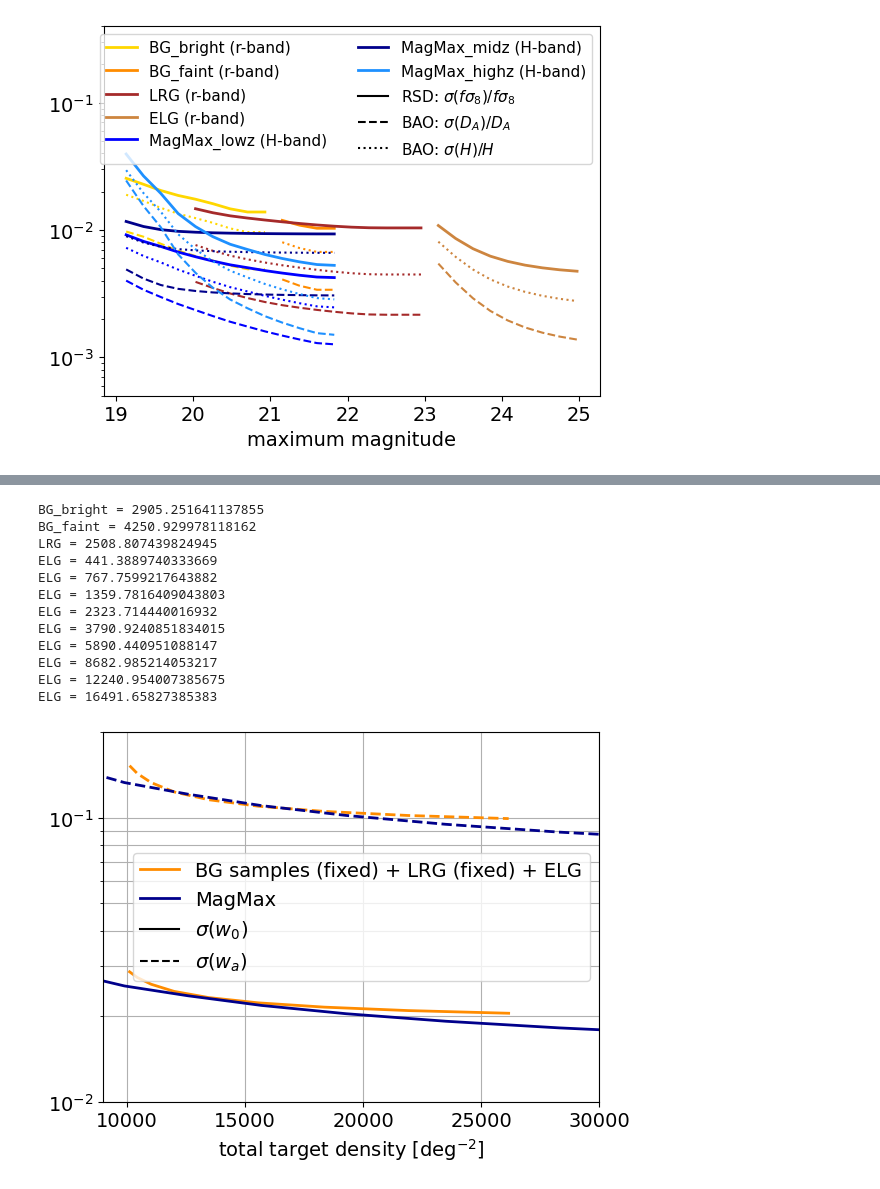
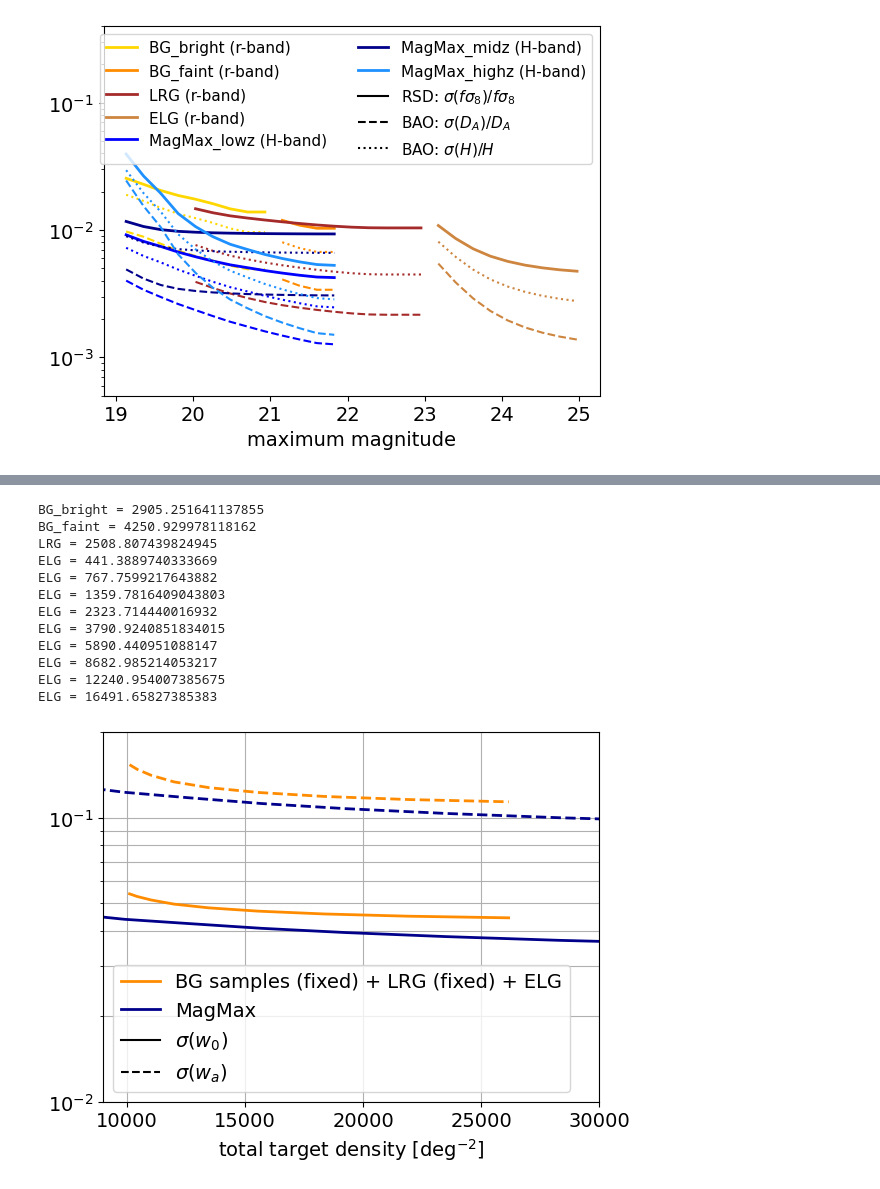
Before and after one commit to WST-Cosmology/WP221_Target_selection, a Jupyter notebook: plots_for_paper/2.bright_survey_forecasts.ipynb, the cells around one changed output, grey strips where cells are left out. Cells and saved outputs as stored; diff of their text form; code cells hidden in the pictures.

```diff
--- a/plots_for_paper/2.bright_survey_forecasts.ipynb
+++ b/plots_for_paper/2.bright_survey_forecasts.ipynb
@@ -184,6 +184,17 @@ MagMax_highz = 28297.02380952381
 <matplotlib.legend.Legend at 0x...>
 [figure]
 # %%
+sigma_omega_m = 0.0012
+h_fid         = 0.677
+sigma_H0      = 100.0 * 0.0054
+
+F_prior = np.diag([
+    1 / 1e6,                                  # w0  — essentially flat
+    1 / 1e6,                                  # wa  — essentially flat
+    (h_fid**2 / sigma_omega_m)**2,            # Omega_m, from omega_m prior
+    1 / sigma_H0**2,                          # H0
+])
+
 n=0
 for k, tracer in enumerate(['BG_bright', 'BG_faint', 'LRG','ELG', 'MagMax_lowz','MagMax_midz','MagMax_highz']):
 
@@ -226,10 +237,12 @@ for k, tracer in enumerate(['BG_bright', 'BG_faint', 'LRG','ELG', 'MagMax_lowz',
         sigma_Da_eff = survey['per_tracer_forecasts'][tracer+'_sigma_Da_eff'][i]
         sigma_H_eff = survey['per_tracer_forecasts'][tracer+'_sigma_H_eff'][i]
 
-        Fisher_mat_w0wa = fisher_matrix_bao_SuEisenstein.sigma_w0_wa_eff(zeff, sigma_Da_eff, sigma_H_eff, cosmo, w0=-1.0, wa=0.0, corr_DaH=0.0, rel_step=1e-2)
+        Fisher_mat_w0wa = fisher_matrix_bao_SuEisenstein.Fisher_mat_BAO_cosmo_params(zeff, sigma_Da_eff, sigma_H_eff, cosmo,  param_names=('w0', 'wa', 'Omega_m', 'H0'), rel_step=1e-2)
+        Fisher_mat_wowa_plus_prior = Fisher_mat_w0wa + F_prior
+
         survey['per_tracer_forecasts'][tracer+'_Fisher_mat_wOwa_eff'].append(Fisher_mat_w0wa)
-        err_w0.append(np.linalg.inv(Fisher_mat_w0wa).diagonal()[0]**.5)
-        err_wa.append(np.linalg.inv(Fisher_mat_w0wa).diagonal()[1]**.5)
+        err_w0.append(np.linalg.inv(Fisher_mat_wowa_plus_prior).diagonal()[0]**.5)
+        err_wa.append(np.linalg.inv(Fisher_mat_wowa_plus_prior).diagonal()[1]**.5)
     survey['per_tracer_forecasts'][tracer+'_sigma_w0_eff'] = np.array(err_w0)
     survey['per_tracer_forecasts'][tracer+'_sigma_wa_eff'] = np.array(err_wa)
 # %%
@@ -305,7 +316,7 @@ Text(0.5, 0, 'maximum magnitude')
 # %%
 n=0
 x = survey_design_grey['config_survey']['ELG_target_density']
-Fisher_tot = 0
+Fisher_tot = F_prior
 
 for k, tracer in enumerate(['BG_bright', 'BG_faint', 'LRG']):
 
@@ -342,33 +353,33 @@ err_wa = []
 for i in range(len(x)):
     Fisher_tot_ = 0
     for k, tracer in enumerate(['MagMax_lowz', 'MagMax_midz', 'MagMax_highz']):
 
         Fisher_tot_ += survey_design_grey_MagMax['per_tracer_forecasts'][tracer+'_Fisher_mat_wOwa_eff'][i]
-    err_w0.append(np.linalg.inv(Fisher_tot_).diagonal()[0]**.5)
-    err_wa.append(np.linalg.inv(Fisher_tot_).diagonal()[1]**.5)
+    err_w0.append(np.linalg.inv(Fisher_tot_ + F_prior).diagonal()[0]**.5)
+    err_wa.append(np.linalg.inv(Fisher_tot_ + F_prior).diagonal()[1]**.5)
 plt.plot(x, err_w0, '-', color='darkblue', label = 'MagMax', lw=2)
 plt.plot(x, err_wa, '--', color='darkblue', lw=2)
 #plt.xscale('log')
 plt.plot([], [], '-k', label = r'$\sigma(w_0)$')
 plt.plot([], [], '--k', label = r'$\sigma(w_a)$')
 plt.xlabel(r'total target density [deg$^{-2}$]', fontsize=14)
 plt.yscale('log')
 plt.ylim(0.01, 0.2)
 plt.xlim(9000, 30000, 5e4)
 plt.grid(which='both')
 plt.legend(fontsize=14)
 plt.tick_params(axis='both', labelsize=14)
 # %% [output]
 BG_bright = 2905.251641137855
 BG_faint = 4250.929978118162
 LRG = 2508.807439824945
 ELG = 441.3889740333669
 ELG = 767.7599217643882
 ELG = 1359.7816409043803
 ELG = 2323.714440016932
 ELG = 3790.9240851834015
 ELG = 5890.440951088147
 ELG = 8682.985214053217
 ELG = 12240.954007385675
 ELG = 16491.65827385383
-[figure, old version]
+[figure, new version]
```
Also changed, not shown: parts of 1 cell of this notebook, 24 other files.
